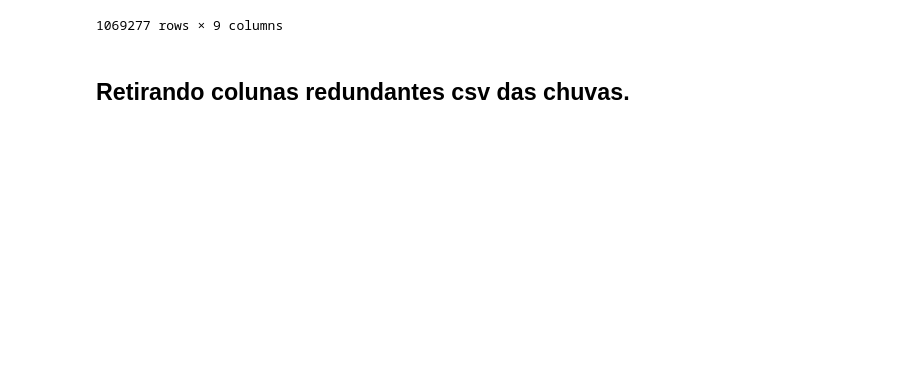
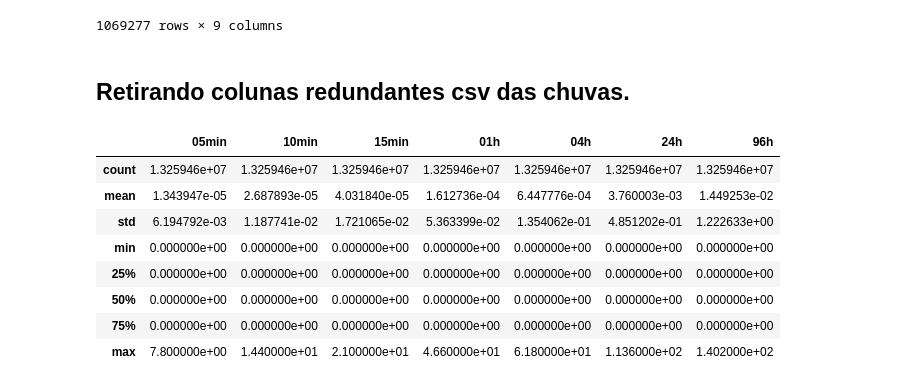
Before and after one commit to Romulol-B/Airbnb_Data_Warehouse, a Jupyter notebook: notebooks/ETL.ipynb, the cells around one changed output. Cells and saved outputs as stored; diff of their text form; code cells hidden in the pictures; blank space fills up the shorter version.

```diff
--- a/notebooks/ETL.ipynb
+++ b/notebooks/ETL.ipynb
@@ -98,0 +99,12 @@ reviews.reset_index(drop=True)
+# %%
+fact_chuvas.describe()
+# %% [output]
+|  | 05min | 10min | 15min | 01h | 04h | 24h | 96h |
+| count | 1.325946e+07 | 1.325946e+07 | 1.325946e+07 | 1.325946e+07 | 1.325946e+07 | 1.325946e+07 | 1.325946e+07 |
+| mean | 1.343947e-05 | 2.687893e-05 | 4.031840e-05 | 1.612736e-04 | 6.447776e-04 | 3.760003e-03 | 1.449253e-02 |
+| std | 6.194792e-03 | 1.187741e-02 | 1.721065e-02 | 5.363399e-02 | 1.354062e-01 | 4.851202e-01 | 1.222633e+00 |
+| min | 0.000000e+00 | 0.000000e+00 | 0.000000e+00 | 0.000000e+00 | 0.000000e+00 | 0.000000e+00 | 0.000000e+00 |
+| 25% | 0.000000e+00 | 0.000000e+00 | 0.000000e+00 | 0.000000e+00 | 0.000000e+00 | 0.000000e+00 | 0.000000e+00 |
+| 50% | 0.000000e+00 | 0.000000e+00 | 0.000000e+00 | 0.000000e+00 | 0.000000e+00 | 0.000000e+00 | 0.000000e+00 |
+| 75% | 0.000000e+00 | 0.000000e+00 | 0.000000e+00 | 0.000000e+00 | 0.000000e+00 | 0.000000e+00 | 0.000000e+00 |
+| max | 7.800000e+00 | 1.440000e+01 | 2.100000e+01 | 4.660000e+01 | 6.180000e+01 | 1.136000e+02 | 1.402000e+02 |
```
Also changed, not shown: parts of 7 cells of this notebook, 1 other file.
